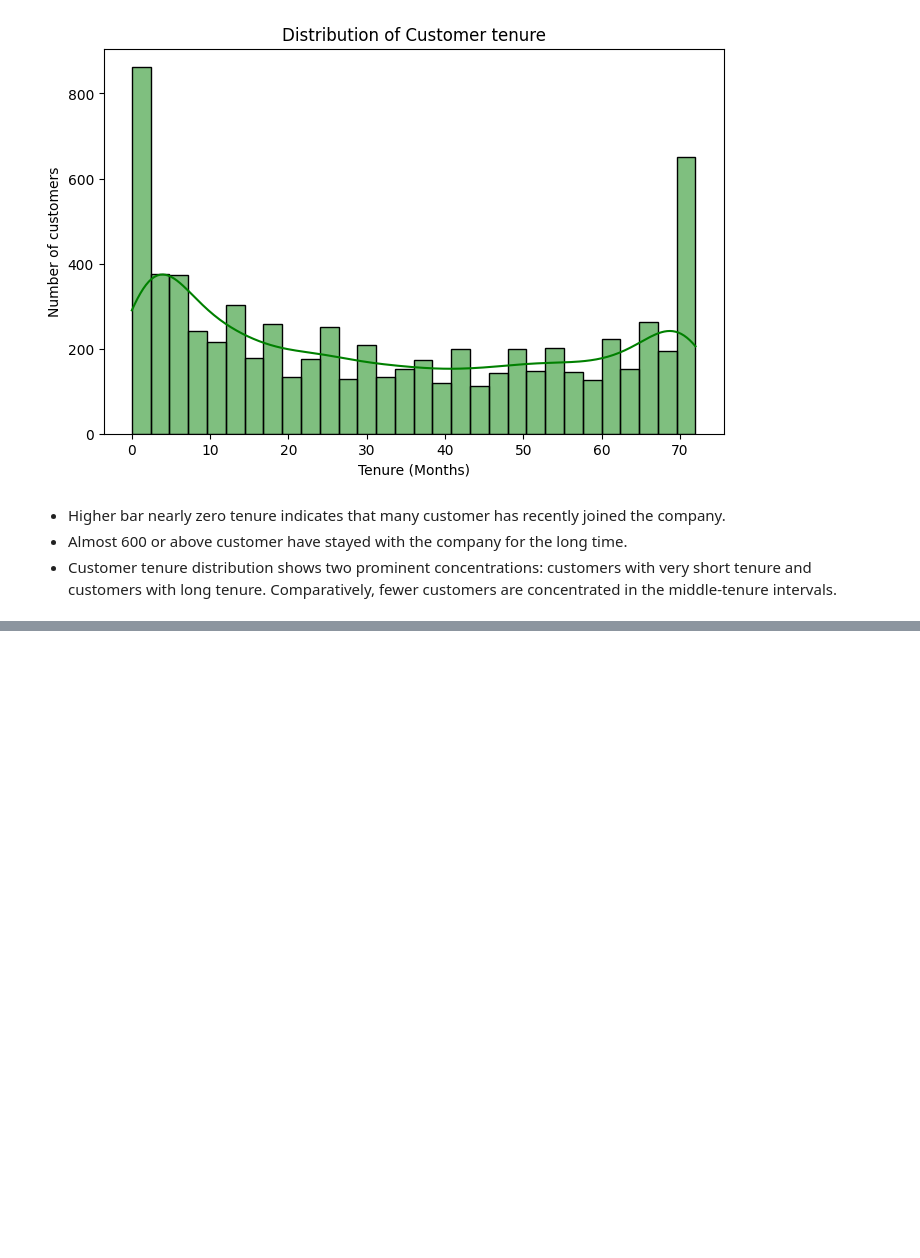
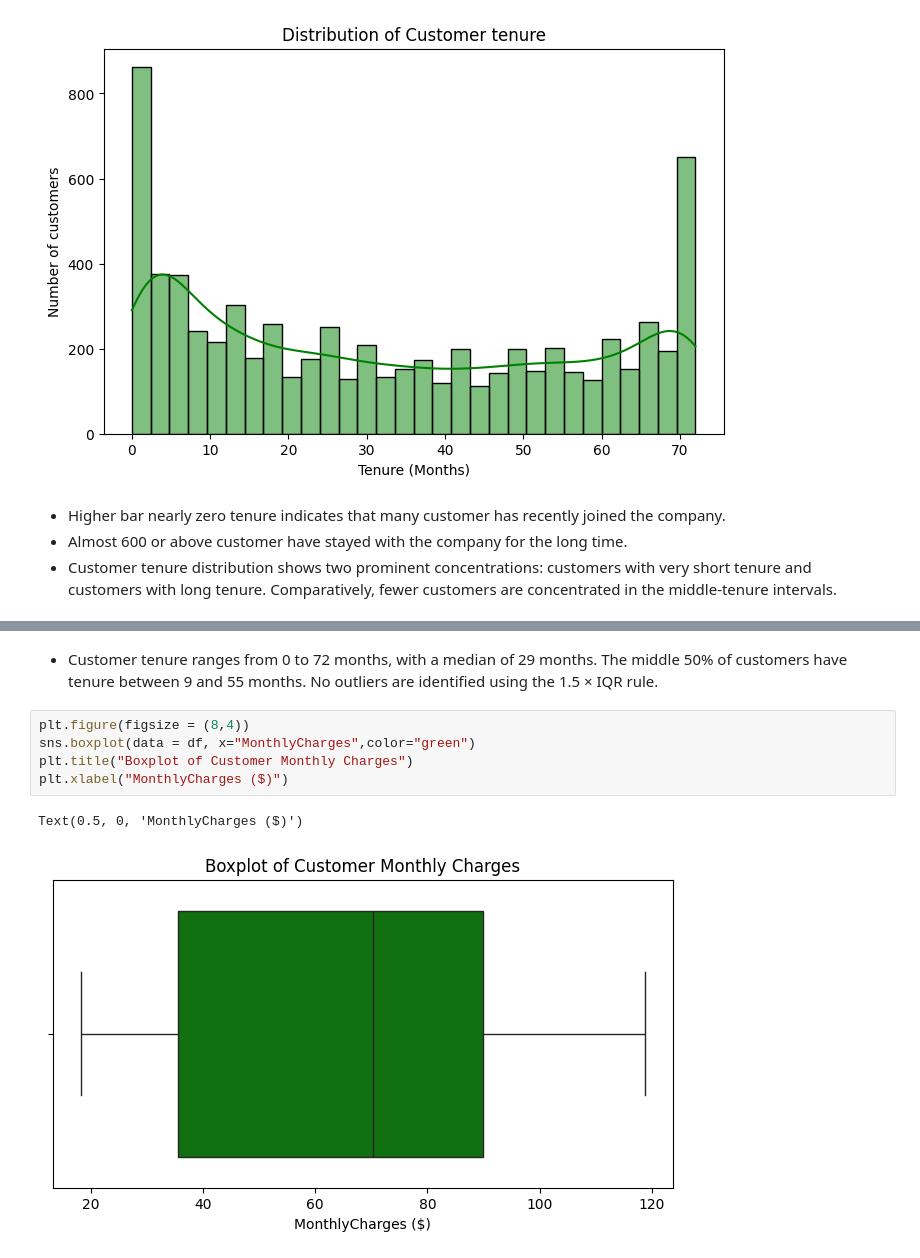
Before and after one commit to dheeraj59/Telco-Customer-Churn-EDA, a Jupyter notebook: eda.ipynb, the cells around one changed output, grey strips where cells are left out. Saved outputs shown, nothing was run; the diff lists cells and outputs as text; blank space fills up the shorter version.

```diff
--- a/eda.ipynb
+++ b/eda.ipynb
@@ -430,0 +439,10 @@ Text(0, 0.5, 'Number of customers')
+# %% [markdown]
+- Customer tenure ranges from 0 to 72 months, with a median of 29 months. The middle 50% of customers have tenure between 9 and 55 months. No outliers are identified using the 1.5 × IQR rule.
+# %%
+plt.figure(figsize = (8,4))
+sns.boxplot(data = df, x="MonthlyCharges",color="green")
+plt.title("Boxplot of Customer Monthly Charges")
+plt.xlabel("MonthlyCharges ($)")
+# %% [output]
+Text(0.5, 0, 'MonthlyCharges ($)')
+[figure, added]
```
Also changed, not shown: parts of 4 cells of this notebook.
